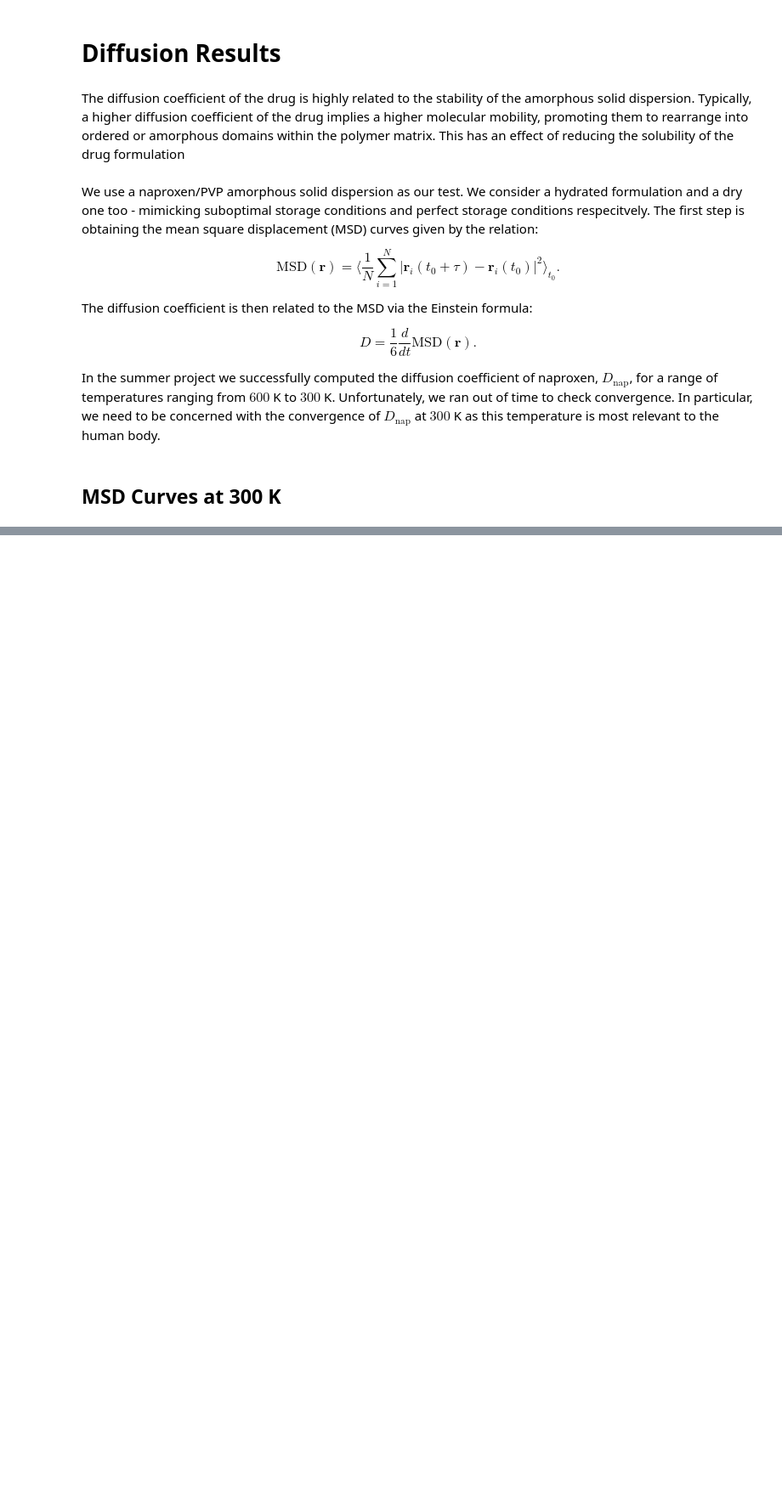
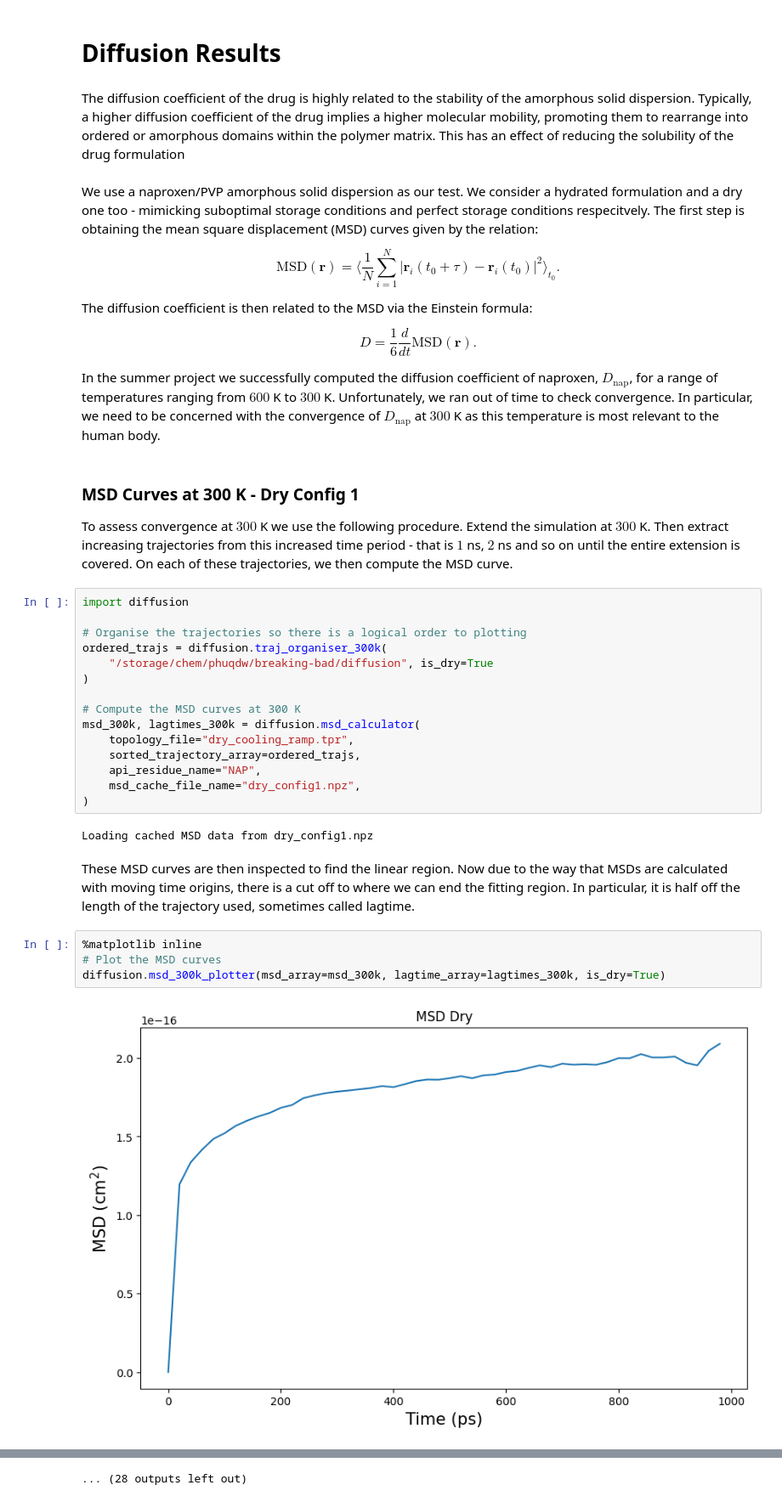
Before and after one commit to Luca-Gasparro/breaking_bad, a Jupyter notebook: diffusion/diffusion_results.ipynb, the cells around one changed output, grey strips where cells are left out. Shown at 85% size. Cells and saved outputs as stored; diff of their text form; blank space fills up the shorter version.

Commit message:
Set up a diffusion results Jupyter notebook.
Leave this alone for now as still waiting on convergence

```diff
--- a/diffusion/diffusion_results.ipynb
+++ b/diffusion/diffusion_results.ipynb
@@ -17,4 +17,31 @@ D = \frac{1}{6}\frac{d}{dt}\text{MSD}(\mathbf{r}).
 
 In the summer project we successfully computed the diffusion coefficient of naproxen, $D_{\text{nap}}$, for a range of temperatures ranging from $600$ K to $300$ K. Unfortunately, we ran out of time to check convergence. In particular, we need to be concerned with the convergence of $D_{\text{nap}}$ at $300$ K as this temperature is most relevant to the human body.
 # %% [markdown]
-## MSD Curves at 300 K
+### MSD Curves at 300 K - Dry Config 1
+
+To assess convergence at $300$ K we use the following procedure. Extend the simulation at $300$ K. Then extract increasing trajectories from this increased time period - that is $1$ ns, $2$ ns and so on until the entire extension is covered. On each of these trajectories, we then compute the MSD curve.
+# %%
+import diffusion
+
+# Organise the trajectories so there is a logical order to plotting
+ordered_trajs = diffusion.traj_organiser_300k(
+    "/storage/chem/phuqdw/breaking-bad/diffusion", is_dry=True
+)
+
+# Compute the MSD curves at 300 K
+msd_300k, lagtimes_300k = diffusion.msd_calculator(
+    topology_file="dry_cooling_ramp.tpr",
+    sorted_trajectory_array=ordered_trajs,
+    api_residue_name="NAP",
+    msd_cache_file_name="dry_config1.npz",
+)
+# %% [output]
+Loading cached MSD data from dry_config1.npz
+# %% [markdown]
+These MSD curves are then inspected to find the linear region. Now due to the way that MSDs are calculated with moving time origins, there is a cut off to where we can end the fitting region. In particular, it is half off the length of the trajectory used, sometimes called lagtime.
+# %%
+%matplotlib inline
+# Plot the MSD curves
+diffusion.msd_300k_plotter(msd_array=msd_300k, lagtime_array=lagtimes_300k, is_dry=True)
+# %% [output]
+[figure, added]
@@ -20,0 +59 @@ In the summer project we successfully computed the diffusion coefficient of napr
+... (28 outputs left out)
```
Also changed, not shown: parts of 3 cells of this notebook, 3 other files.
